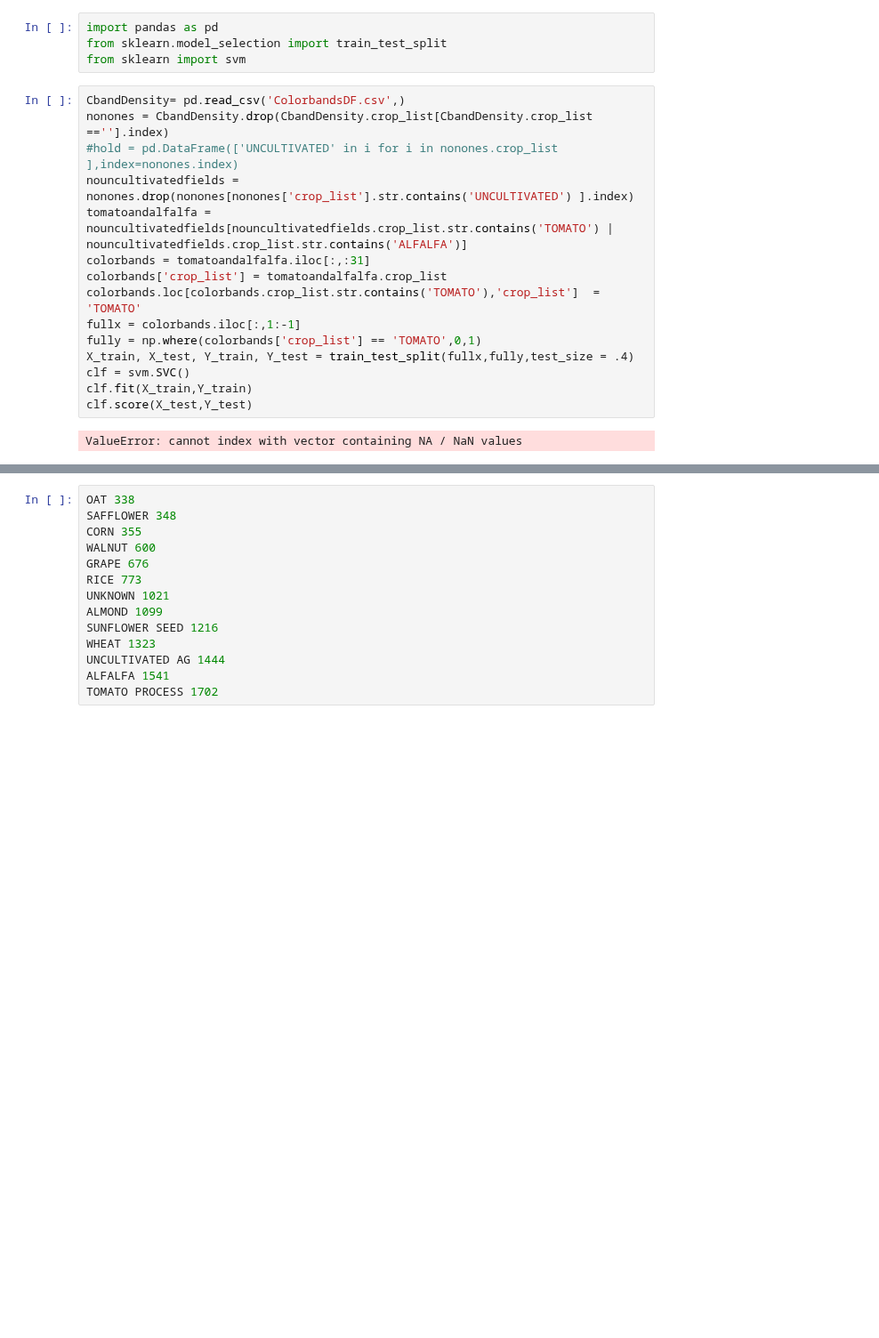
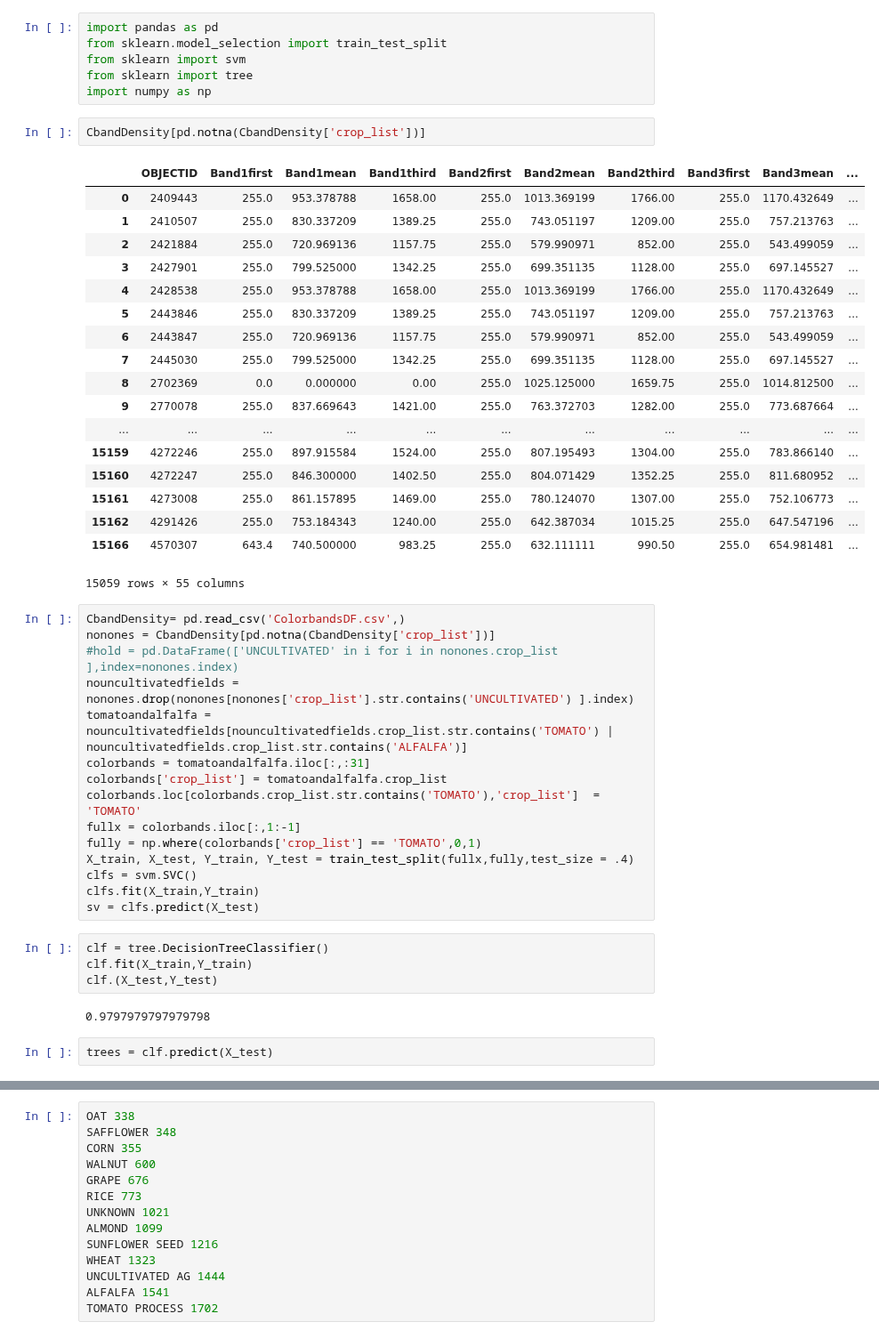
Before and after one commit to MarcelColvin/GeoSpatial-Classification, a Jupyter notebook: MakingtheClass.ipynb, the cells around one changed output, grey strips where cells are left out. Shown at 89% size. Cells and saved outputs as stored; diff of their text form; blank space fills up the shorter version.

Commit message:
Added Classification Tree

```diff
--- a/MakingtheClass.ipynb
+++ b/MakingtheClass.ipynb
@@ -2,9 +2,32 @@
 import pandas as pd
 from sklearn.model_selection import train_test_split
 from sklearn import svm
+from sklearn import tree
+import numpy as np
+# %%
+CbandDensity[pd.notna(CbandDensity['crop_list'])]
+# %% [output]
+|  | OBJECTID | Band1first | Band1mean | Band1third | Band2first | Band2mean | Band2third | Band3first | Band3mean | ... |
+| 0 | 2409443 | 255.0 | 953.378788 | 1658.00 | 255.0 | 1013.369199 | 1766.00 | 255.0 | 1170.432649 | ... |
+| 1 | 2410507 | 255.0 | 830.337209 | 1389.25 | 255.0 | 743.051197 | 1209.00 | 255.0 | 757.213763 | ... |
+| 2 | 2421884 | 255.0 | 720.969136 | 1157.75 | 255.0 | 579.990971 | 852.00 | 255.0 | 543.499059 | ... |
+| 3 | 2427901 | 255.0 | 799.525000 | 1342.25 | 255.0 | 699.351135 | 1128.00 | 255.0 | 697.145527 | ... |
+| 4 | 2428538 | 255.0 | 953.378788 | 1658.00 | 255.0 | 1013.369199 | 1766.00 | 255.0 | 1170.432649 | ... |
+| 5 | 2443846 | 255.0 | 830.337209 | 1389.25 | 255.0 | 743.051197 | 1209.00 | 255.0 | 757.213763 | ... |
+| 6 | 2443847 | 255.0 | 720.969136 | 1157.75 | 255.0 | 579.990971 | 852.00 | 255.0 | 543.499059 | ... |
+| 7 | 2445030 | 255.0 | 799.525000 | 1342.25 | 255.0 | 699.351135 | 1128.00 | 255.0 | 697.145527 | ... |
+| 8 | 2702369 | 0.0 | 0.000000 | 0.00 | 255.0 | 1025.125000 | 1659.75 | 255.0 | 1014.812500 | ... |
+| 9 | 2770078 | 255.0 | 837.669643 | 1421.00 | 255.0 | 763.372703 | 1282.00 | 255.0 | 773.687664 | ... |
+| ... | ... | ... | ... | ... | ... | ... | ... | ... | ... | ... |
+| 15159 | 4272246 | 255.0 | 897.915584 | 1524.00 | 255.0 | 807.195493 | 1304.00 | 255.0 | 783.866140 | ... |
+| 15160 | 4272247 | 255.0 | 846.300000 | 1402.50 | 255.0 | 804.071429 | 1352.25 | 255.0 | 811.680952 | ... |
+| 15161 | 4273008 | 255.0 | 861.157895 | 1469.00 | 255.0 | 780.124070 | 1307.00 | 255.0 | 752.106773 | ... |
+| 15162 | 4291426 | 255.0 | 753.184343 | 1240.00 | 255.0 | 642.387034 | 1015.25 | 255.0 | 647.547196 | ... |
+| 15166 | 4570307 | 643.4 | 740.500000 | 983.25 | 255.0 | 632.111111 | 990.50 | 255.0 | 654.981481 | ... |
+15059 rows × 55 columns
 # %%
 CbandDensity= pd.read_csv('ColorbandsDF.csv',)
-nonones = CbandDensity.drop(CbandDensity.crop_list[CbandDensity.crop_list ==''].index)
+nonones = CbandDensity[pd.notna(CbandDensity['crop_list'])]
 #hold = pd.DataFrame(['UNCULTIVATED' in i for i in nonones.crop_list ],index=nonones.index)
 nouncultivatedfields = nonones.drop(nonones[nonones['crop_list'].str.contains('UNCULTIVATED') ].index)
 tomatoandalfalfa = nouncultivatedfields[nouncultivatedfields.crop_list.str.contains('TOMATO') | nouncultivatedfields.crop_list.str.contains('ALFALFA')]
@@ -14,8 +37,14 @@ colorbands.loc[colorbands.crop_list.str.contains('TOMATO'),'crop_list']  = 'TOMA
 fullx = colorbands.iloc[:,1:-1]
 fully = np.where(colorbands['crop_list'] == 'TOMATO',0,1)
 X_train, X_test, Y_train, Y_test = train_test_split(fullx,fully,test_size = .4)
-clf = svm.SVC()
-clf.fit(X_train,Y_train)
-clf.score(X_test,Y_test)
+clfs = svm.SVC()
+clfs.fit(X_train,Y_train)
+sv = clfs.predict(X_test)
-# %% [output]
-ValueError: cannot index with vector containing NA / NaN values
+# %%
+clf = tree.DecisionTreeClassifier()
+clf.fit(X_train,Y_train)
+clf.(X_test,Y_test)
+# %% [output]
+0.9797979797979798
+# %%
+trees = clf.predict(X_test)
```
Also changed, not shown: parts of 3 cells of this notebook.
